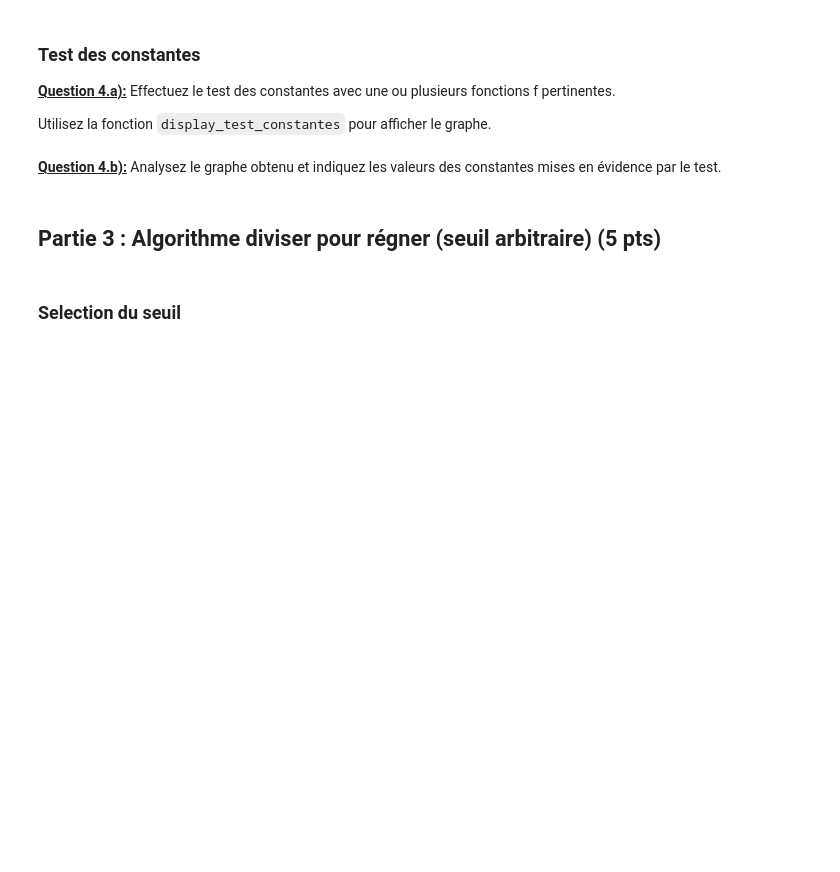
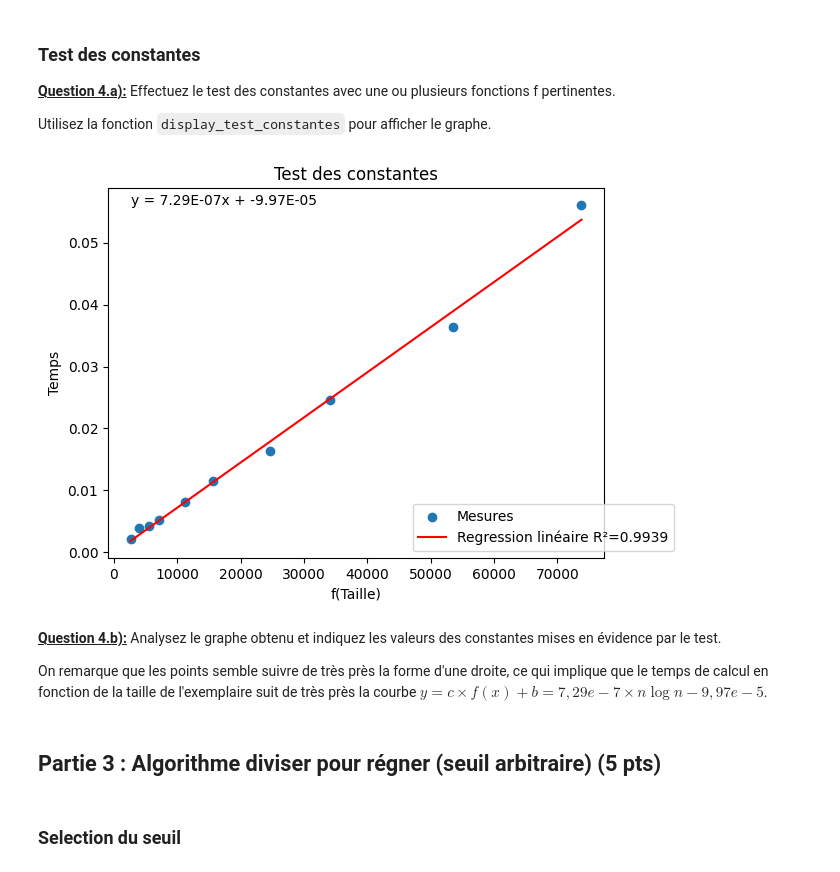
Before and after one commit to UiVieto/INF8775, a Jupyter notebook: TP1-H24.ipynb, the cells around one changed output. Drawn from its saved outputs; the diff is of its cells as text; code cells hidden in the pictures; blank space fills up the shorter version.

```diff
--- a/TP1-H24.ipynb
+++ b/TP1-H24.ipynb
@@ -552,11 +564,15 @@ Utilisez la fonction `display_test_constantes` pour afficher le graphe.
 # %%
 # TODO: définissez f judicieusement
 def f(x):
-    return 0
+    return x * math.log(x)
 
 display_test_constantes(values_test_constantes(measures_divide_naive_threshold, f))
+# %% [output]
+[figure, added]
 # %% [markdown]
 <u>**Question 4.b):**</u> Analysez le graphe obtenu et indiquez les valeurs des constantes mises en évidence par le test.
+
+On remarque que les points semble suivre de très près la forme d'une droite, ce qui implique que le temps de calcul en fonction de la taille de l'exemplaire suit de très près la courbe $y = c \times f(x) + b = 7,29e-7 \times n \log n - 9,97e-5$.
 # %% [markdown]
 ## Partie 3 : Algorithme diviser pour régner (seuil arbitraire) (5 pts)
 # %% [markdown]
```
Also changed, not shown: parts of 43 cells of this notebook.
